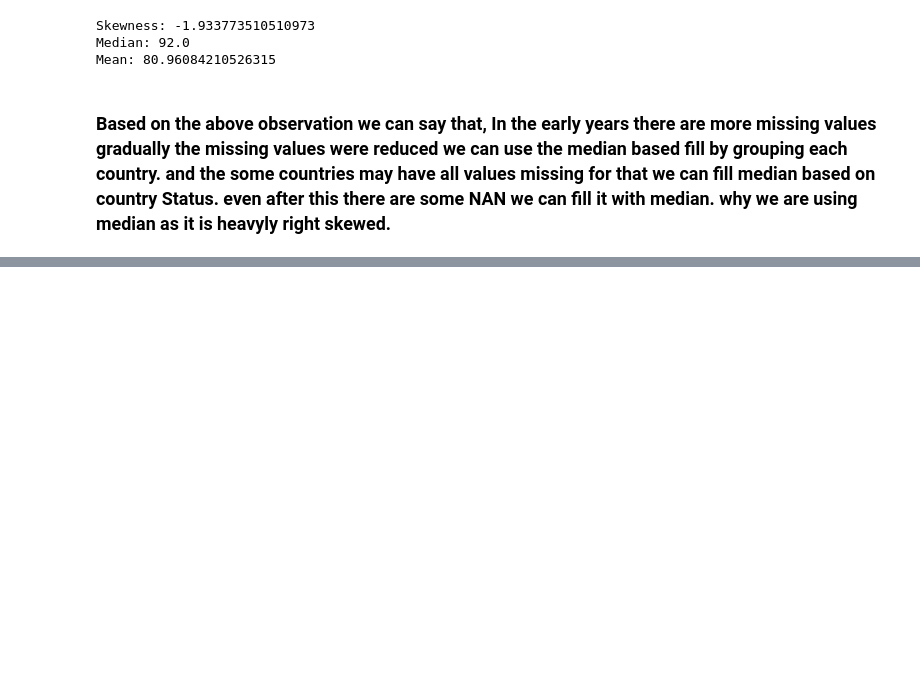
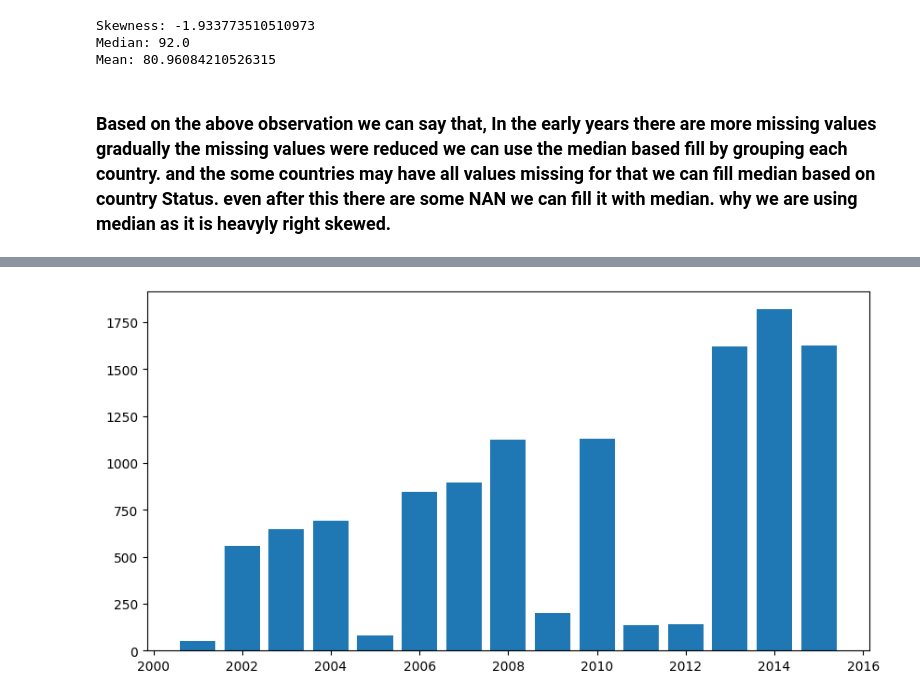
Before and after one commit to paulrichardjacob/Linear_Regression_, a Jupyter notebook: notebooks/1_eds.ipynb, the cells around one changed output, grey strips where cells are left out. Cells and saved outputs as stored; diff of their text form; code cells hidden in the pictures; blank space fills up the shorter version.

```diff
--- a/notebooks/1_eds.ipynb
+++ b/notebooks/1_eds.ipynb
@@ -247,0 +322,12 @@ Mean: 80.96084210526315
+# %%
+stap_df = lir_df.loc[
+    lir_df['Country'] == 'Sao Tome and Principe', ['Year', 'GDP']
+].reset_index(drop=True)
+stap_df
+
+plt.figure(figsize=(10,5))
+plt.bar(x = stap_df['Year'], height = stap_df['GDP'])
+plt.tight_layout
+plt.show()
+# %% [output]
+[figure, added]
```
Also changed, not shown: parts of 29 cells of this notebook.
